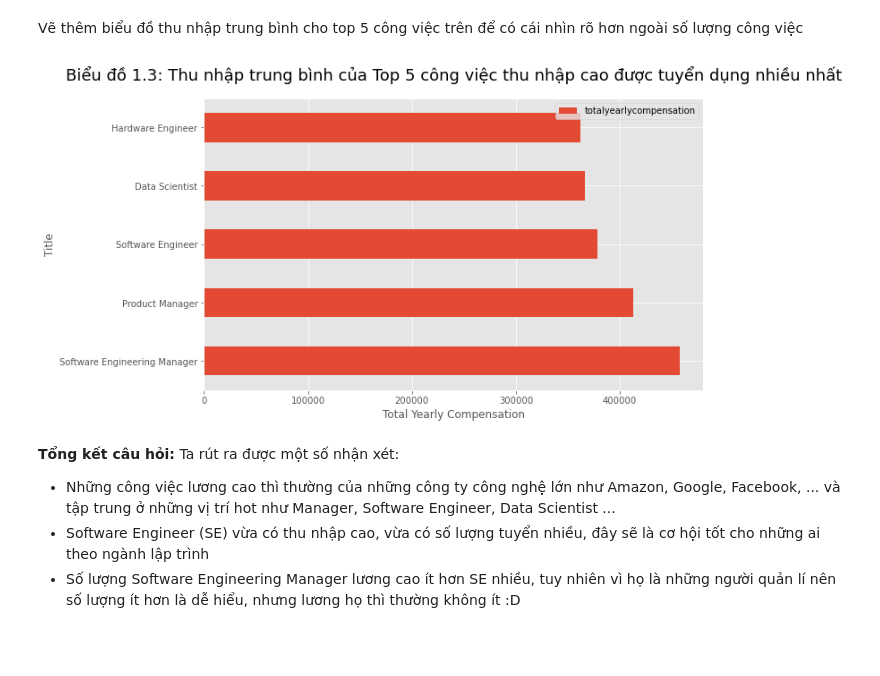
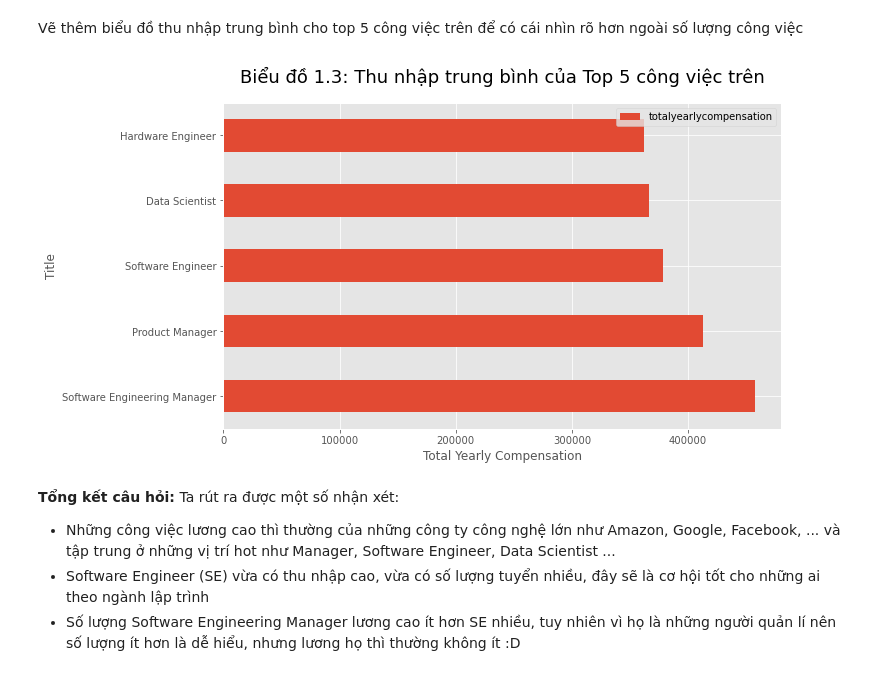
Before and after one commit to TanThinNguyen/P4DS-final-project, a Jupyter notebook: 18120085_18120090.ipynb, the cells around one changed output. Saved outputs shown, nothing was run; the diff lists cells and outputs as text; code cells hidden in the pictures; blank space fills up the shorter version.

Commit message:
Commit exploration & chart

```diff
--- a/18120085_18120090.ipynb
+++ b/18120085_18120090.ipynb
@@ -117,8 +119,8 @@ Tiến hành loại bỏ các cột `cityid, dmaid, rownumber, raceasian, racewh
 - Nhận thấy rằng các cột `raceasian, racewhite, racetwoormore, raceblack, racehispanic` là không cần thiết vì đã có cột `race` thống kê lại các giá trị cho race rồi.
 - Cột `level` cũng có khá nhiều giá trị khác nhau do mỗi công ty sẽ có kí hiệu riêng cho các level. Để đánh giá chung cho các công ty thì có thể dùng cột `title`.
 # %%
-drop_cols = ["cityid", "dmaid", 'rownumber', "raceasian", "racewhite", "racetwoormore", "raceblack", "racehispanic", "level"]
-salary_df.drop(drop_cols, axis=1, inplace=True)
+dropped_cols = ["cityid", "dmaid", 'rownumber', "raceasian", "racewhite", "racetwoormore", "raceblack", "racehispanic", "level"]
+salary_df.drop(dropped_cols, axis=1, inplace=True)
 salary_df.head()
 # %% [output]
 |  | timestamp | company | title | totalyearlycompensation | location | yearsofexperience | yearsatcompany | ... |
@@ -418,11 +418,11 @@ Vẽ thêm biểu đồ thu nhập trung bình cho top 5 công việc trên đ
 # %%
 df.iloc[:5].plot.barh(figsize=(10, 6))
 plt.xlabel('Total Yearly Compensation')
 plt.ylabel('Title')
 # plt.xticks(rotation=45)
-plt.title('Biểu đồ 1.3: Thu nhập trung bình của Top 5 công việc thu nhập cao được tuyển dụng nhiều nhất', fontsize=18, pad=20);
+plt.title('Biểu đồ 1.3: Thu nhập trung bình của Top 5 công việc trên', fontsize=18, pad=20);
 # %% [output]
-[figure, old version]
+[figure, new version]
 # %% [markdown]
 **Tổng kết câu hỏi:** Ta rút ra được một số nhận xét:
 - Những công việc lương cao thì thường của những công ty công nghệ lớn như Amazon, Google, Facebook, ... và tập trung ở những vị trí hot như Manager, Software Engineer, Data Scientist ...
```
Also changed, not shown: parts of 77 cells of this notebook.
